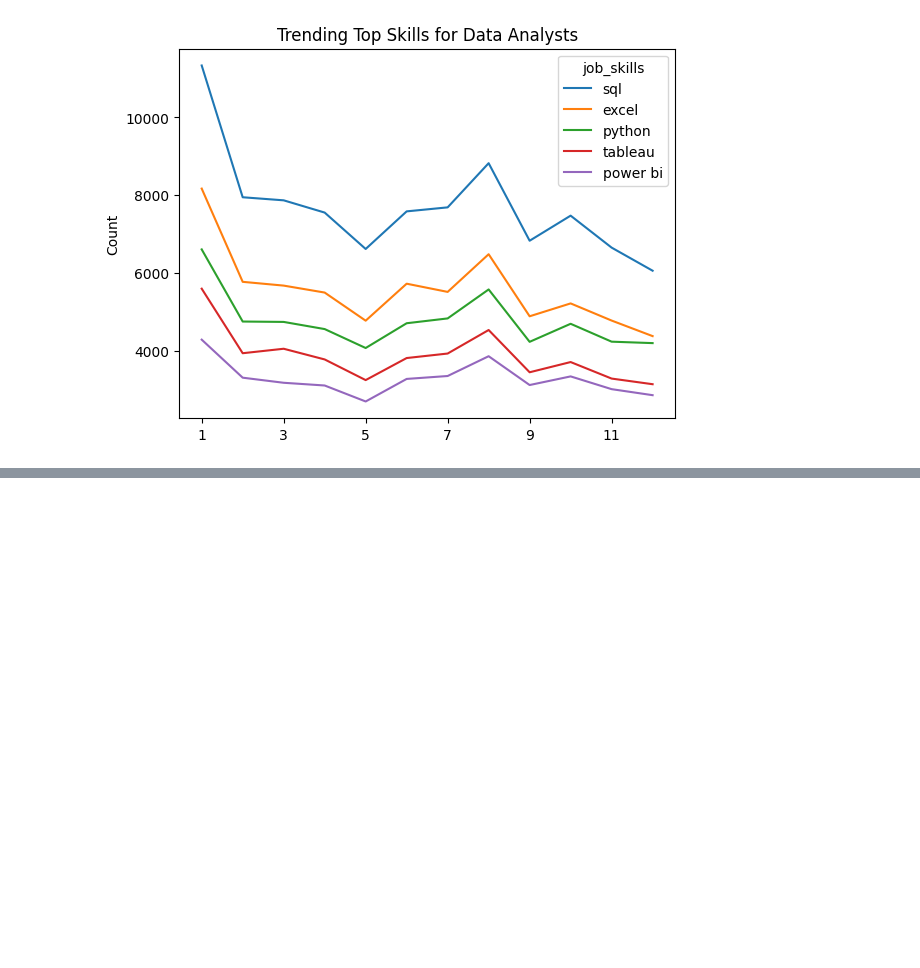
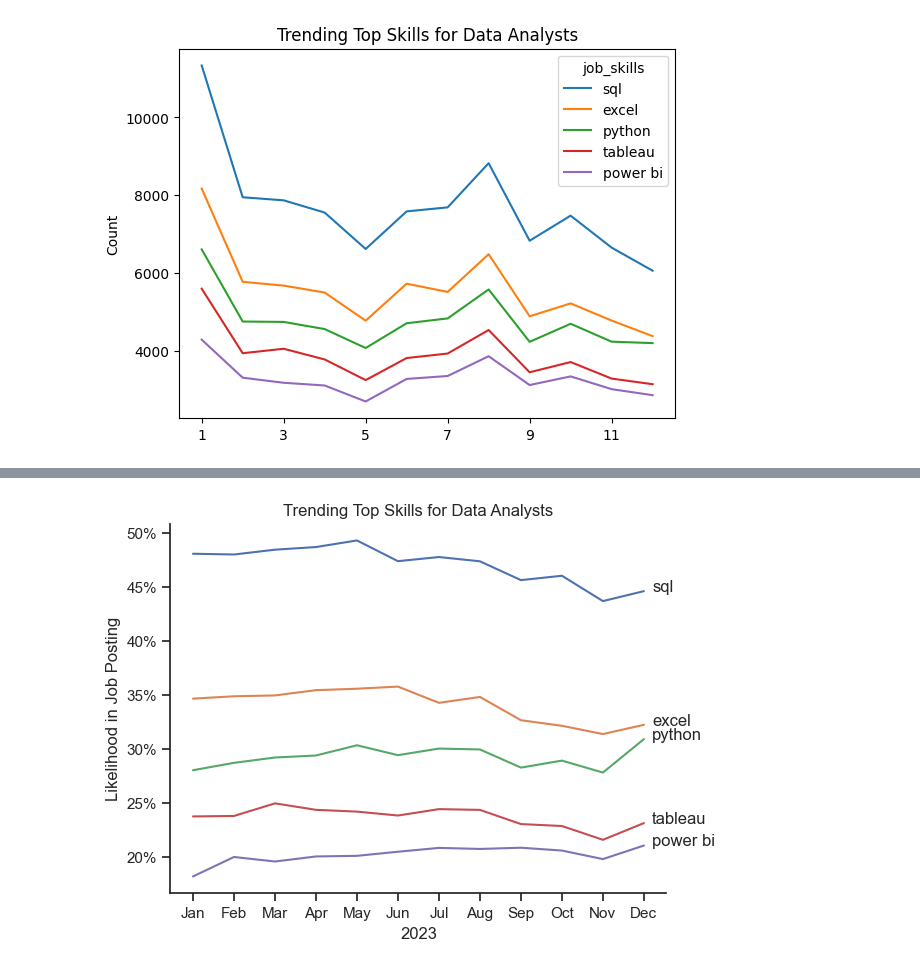
Before and after one commit to Bruno2204/Data_Jobs_Analysis, a Jupyter notebook: 3_Skills_Trend.ipynb, the cells around one changed output, grey strips where cells are left out. Drawn from its saved outputs; the diff is of its cells as text; code cells hidden in the pictures; blank space fills up the shorter version.

```diff
--- a/3_Skills_Trend.ipynb
+++ b/3_Skills_Trend.ipynb
@@ -75,0 +72,3 @@ Index([1, 2, 3, 4, 5, 6, 7, 8, 9, 10, 11, 12], dtype='object', name='month_num')
+# %%
+total_months = df_DA.groupby("month_num").size()
+total_months
@@ -75,0 +90,10 @@ Index([1, 2, 3, 4, 5, 6, 7, 8, 9, 10, 11, 12], dtype='object', name='month_num')
+# %%
+df_pivot = df_DA_explode.pivot_table(index="month_num", columns="job_skills", aggfunc="size", fill_value=0)
+df_pivot.loc["total"] = df_pivot.sum()
+df_pivot = df_pivot[df_pivot.loc["total"].sort_values(ascending=False).index]
+df_pivot.drop("total", inplace=True)
+# %%
+df_pivot_percent = df_pivot.div(total_months / 100, axis=0)
+df_pivot_percent["posted_month"] = df_pivot_percent.index.to_series().apply(lambda x: pd.to_datetime(x, format='%m').strftime('%b'))
+df_pivot_percent.set_index("posted_month", inplace=True)
+df_pivot_percent
@@ -75,0 +116,19 @@ Index([1, 2, 3, 4, 5, 6, 7, 8, 9, 10, 11, 12], dtype='object', name='month_num')
+# %%
+from matplotlib.ticker import PercentFormatter
+
+df_plot = df_pivot_percent.iloc[:,:5]
+sns.set_theme(style="ticks")
+sns.lineplot(data=df_plot, legend=False, dashes=False)
+
+plt.title('Trending Top Skills for Data Analysts')
+plt.ylabel('Likelihood in Job Posting')
+plt.xlabel('2023')
+sns.despine()
+
+plt.gca().yaxis.set_major_formatter(PercentFormatter(decimals=0))
+for i in range(5):
+    plt.text(11.2, df_plot.iloc[-1, i], df_plot.columns[i])
+
+plt.show()
+# %% [output]
+[figure, added]
```
Also changed, not shown: parts of 3 cells of this notebook, 2 other files.
